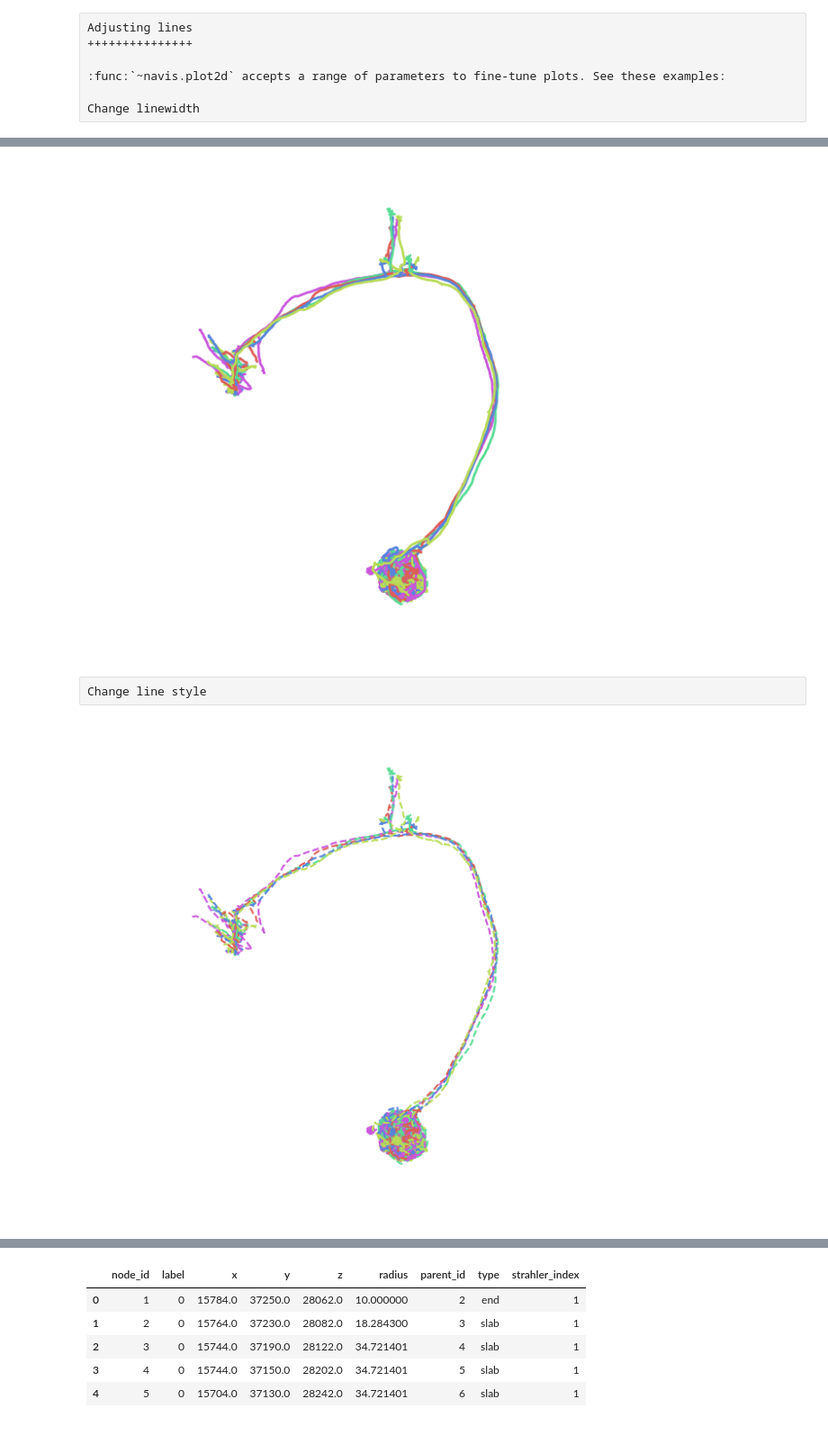
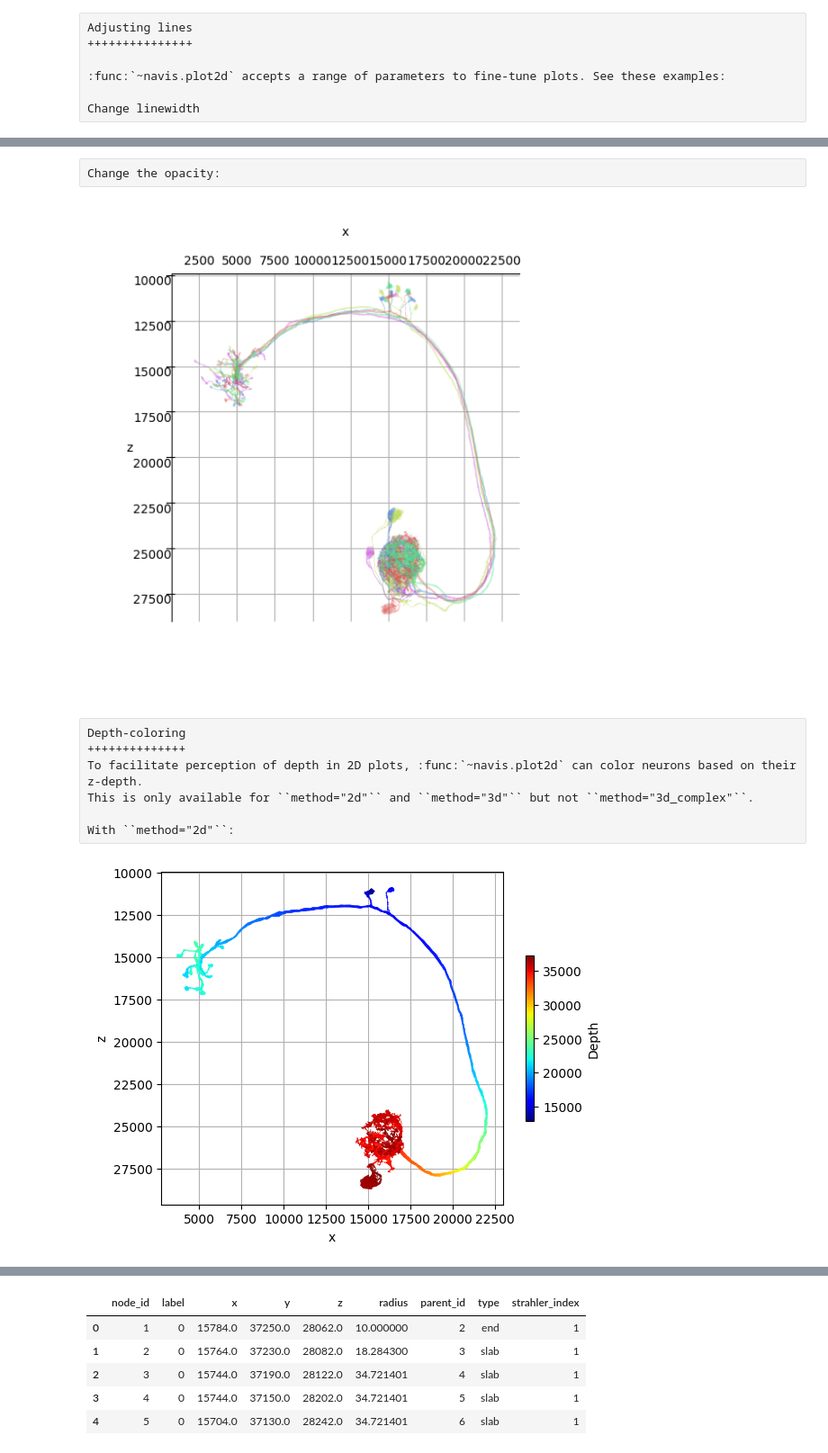
Before and after one commit to navis-org/navis, a Jupyter notebook: docs/source/tutorials/plotting.ipynb, the cells around one changed output, grey strips where cells are left out. Shown at 90% size. Saved outputs shown, nothing was run; the diff lists cells and outputs as text; code cells hidden in the pictures.

```diff
--- a/docs/source/tutorials/plotting.ipynb
+++ b/docs/source/tutorials/plotting.ipynb
@@ -186,14 +309,32 @@ Change linewidth
+# %% [raw]
+Change the opacity:
 # %%
-fig, ax = navis.plot2d(nl, linewidth=2, method='3d_complex')
-ax.axim = ax.elev = -90
+fig, ax = navis.plot2d(
+        nl,
+        view=('x', '-z'),
+        method='3d_complex',
+        alpha=.25
+    )
 plt.show()
 # %% [output]
-[figure, old version]
+[figure, new version]
-# %% [raw]
-Change line style
+# %% [raw]
+Depth-coloring
+++++++++++++++
+To facilitate perception of depth in 2D plots, :func:`~navis.plot2d` can color neurons based on their z-depth.
+This is only available for ``method="2d"`` and ``method="3d"`` but not ``method="3d_complex"``.
+
+With ``method="2d"``:
 # %%
-fig, ax = navis.plot2d(nl, linewidth=1.5, linestyle='--', method='3d_complex')
-ax.axim = ax.elev = -90
+fig, ax = navis.plot2d(
+    nl[0],
+    method='2d',
+    linewidth=1.5,
+    radius=True,
+    depth_coloring=True,
+    view=('x', '-z')
+    )
+
 plt.show()
 # %% [output]
-[figure, old version]
+[figure, new version]
```
Also changed, not shown: parts of 55 cells of this notebook.
